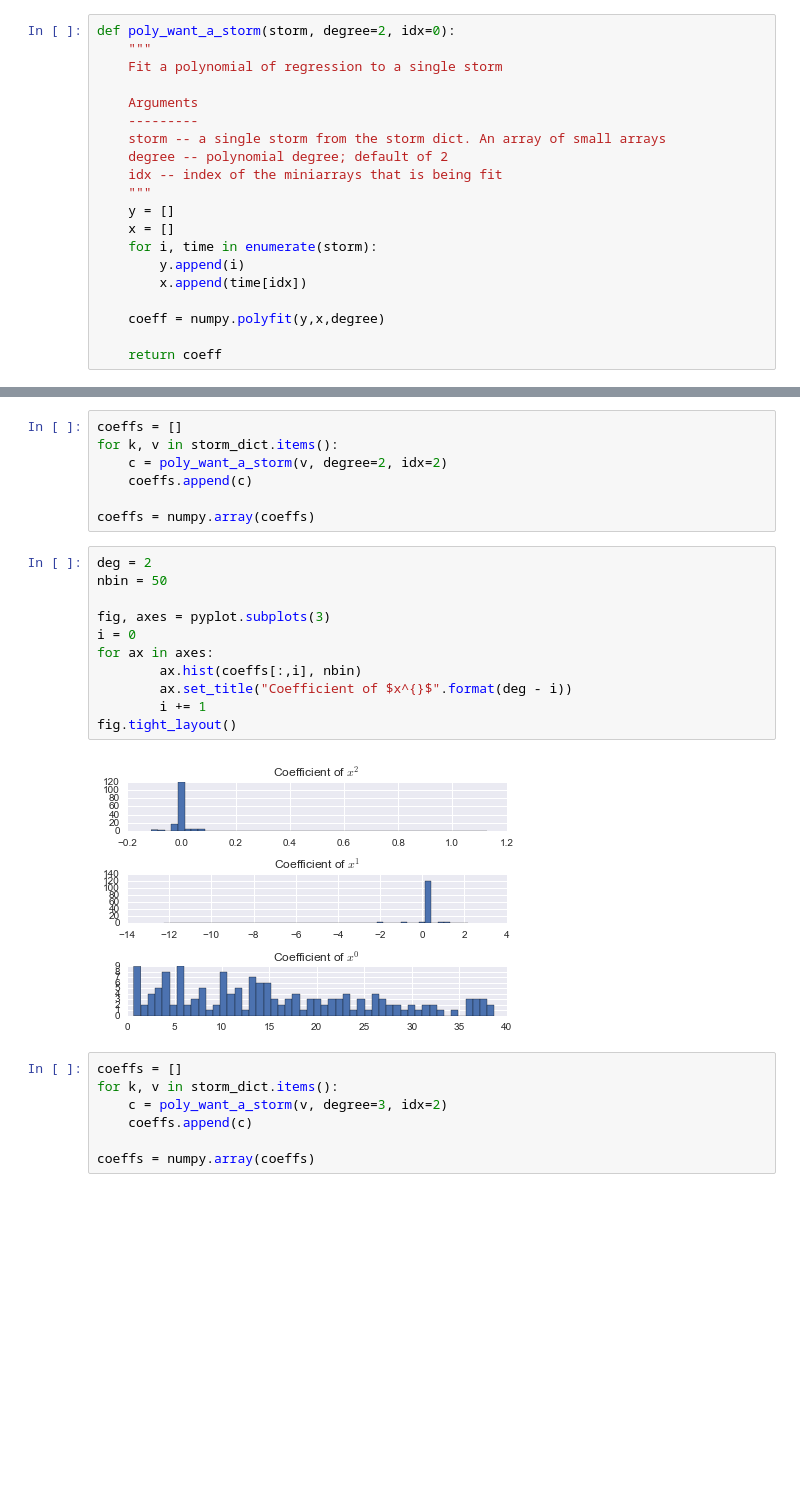
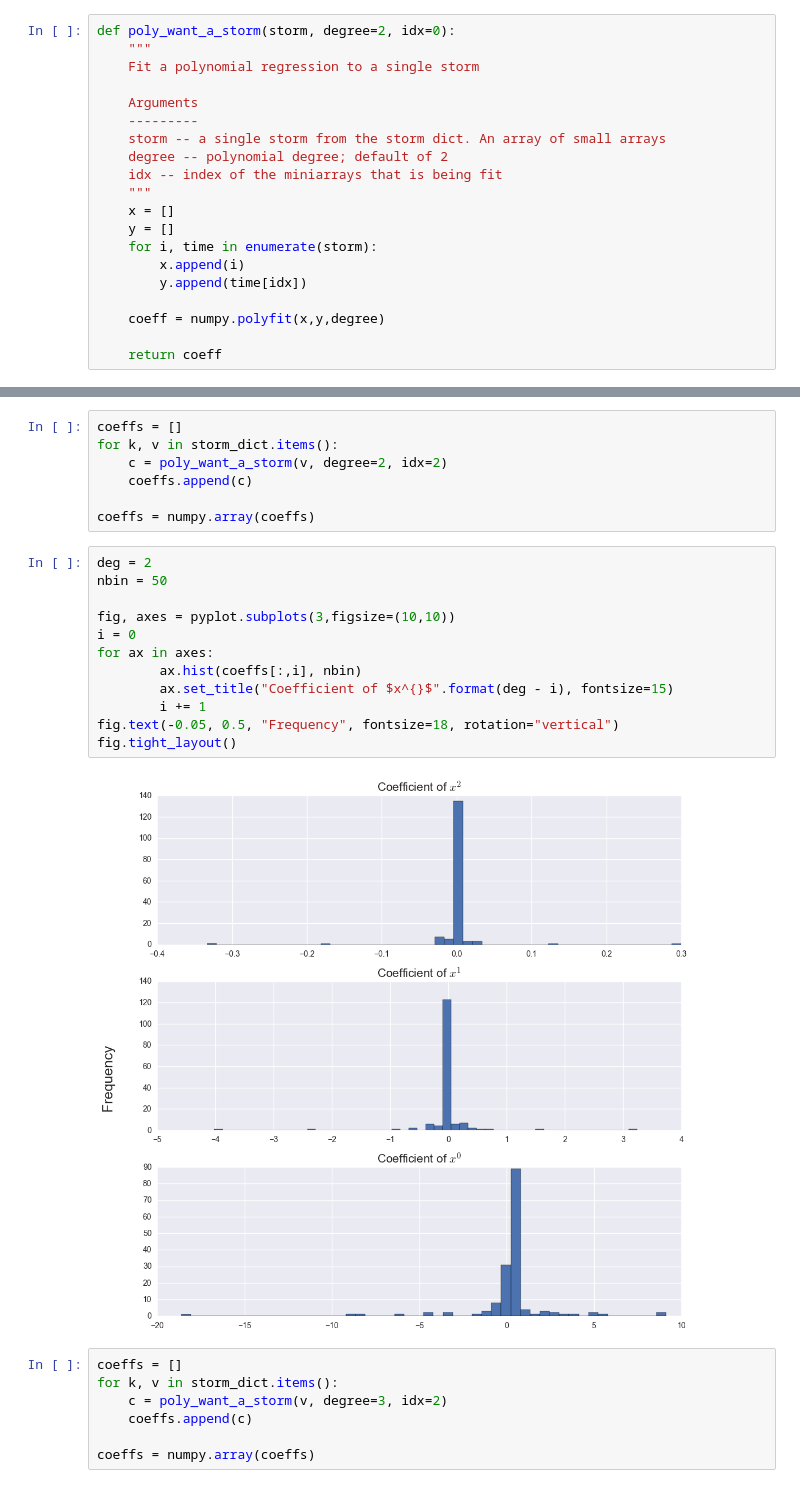
Before and after one commit to edelsonc/hurricane_research, a Jupyter notebook: hurricane_project_eda.ipynb, the cells around one changed output, grey strips where cells are left out. Cells and saved outputs as stored; diff of their text form; blank space fills up the shorter version.

Commit message:
Added images to the repo and updated the paper with the analysis section

```diff
--- a/hurricane_project_eda.ipynb
+++ b/hurricane_project_eda.ipynb
@@ -54,7 +54,7 @@ for row in storm_matrix:
 # %%
 def poly_want_a_storm(storm, degree=2, idx=0):
     """
-    Fit a polynomial of regression to a single storm
+    Fit a polynomial regression to a single storm
 
     Arguments
     ---------
@@ -62,13 +62,13 @@ def poly_want_a_storm(storm, degree=2, idx=0):
     degree -- polynomial degree; default of 2
     idx -- index of the miniarrays that is being fit
     """
+    x = []
     y = []
-    x = []
     for i, time in enumerate(storm):
-        y.append(i)
-        x.append(time[idx])
+        x.append(i)
+        y.append(time[idx])
 
-    coeff = numpy.polyfit(y,x,degree)
+    coeff = numpy.polyfit(x,y,degree)
 
     return coeff
 # %% [markdown]
@@ -89,16 +89,17 @@ coeffs = numpy.array(coeffs)
 # %%
 deg = 2
 nbin = 50
 
-fig, axes = pyplot.subplots(3)
+fig, axes = pyplot.subplots(3,figsize=(10,10))
 i = 0
 for ax in axes:
         ax.hist(coeffs[:,i], nbin)
-        ax.set_title("Coefficient of $x^{}$".format(deg - i))
+        ax.set_title("Coefficient of $x^{}$".format(deg - i), fontsize=15)
         i += 1
+fig.text(-0.05, 0.5, "Frequency", fontsize=18, rotation="vertical")
 fig.tight_layout()
 # %% [output]
-[figure, old version]
+[figure, new version]
 # %%
 coeffs = []
 for k, v in storm_dict.items():
```
Also changed, not shown: parts of 7 cells of this notebook, 8 other files.
